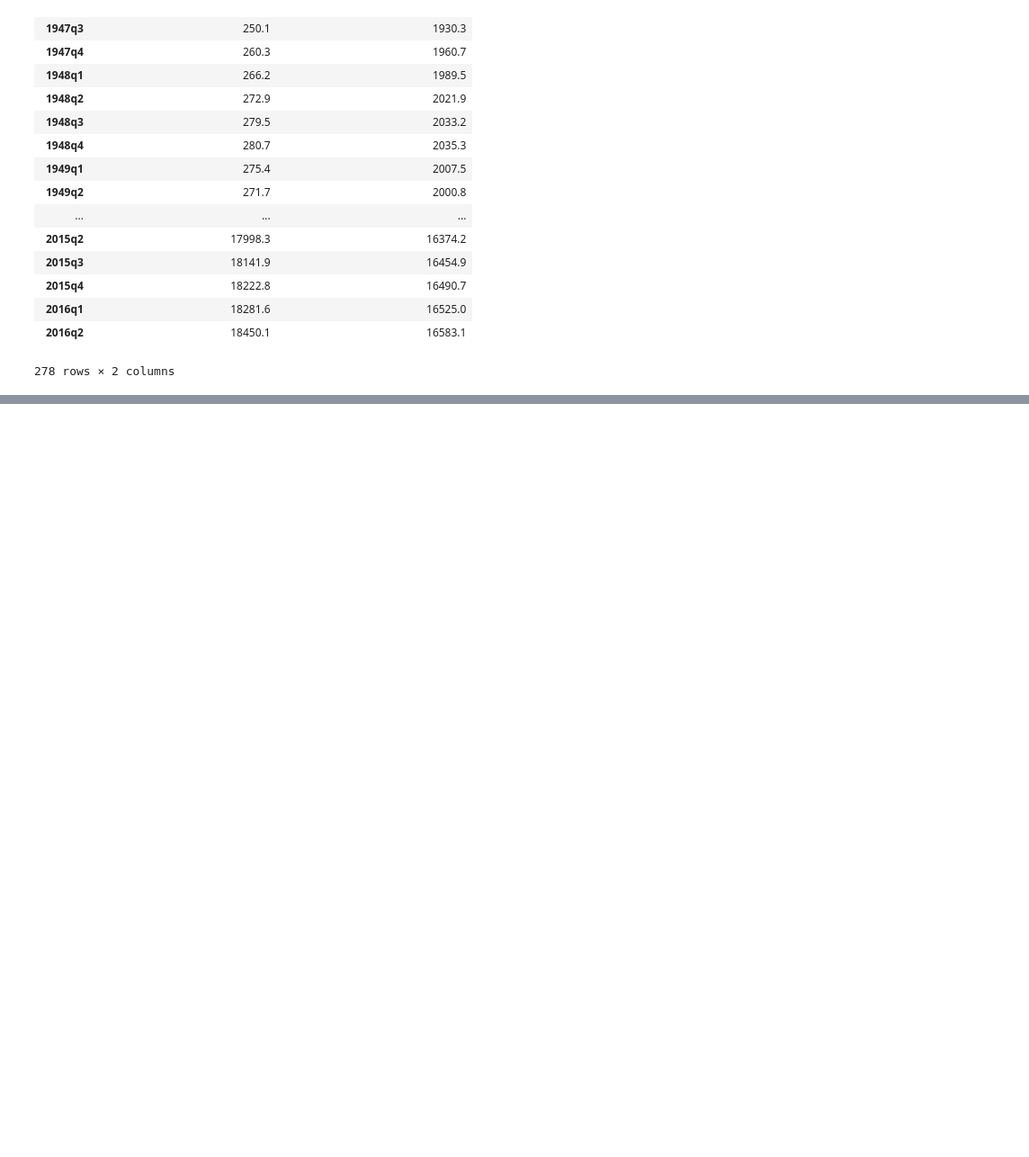
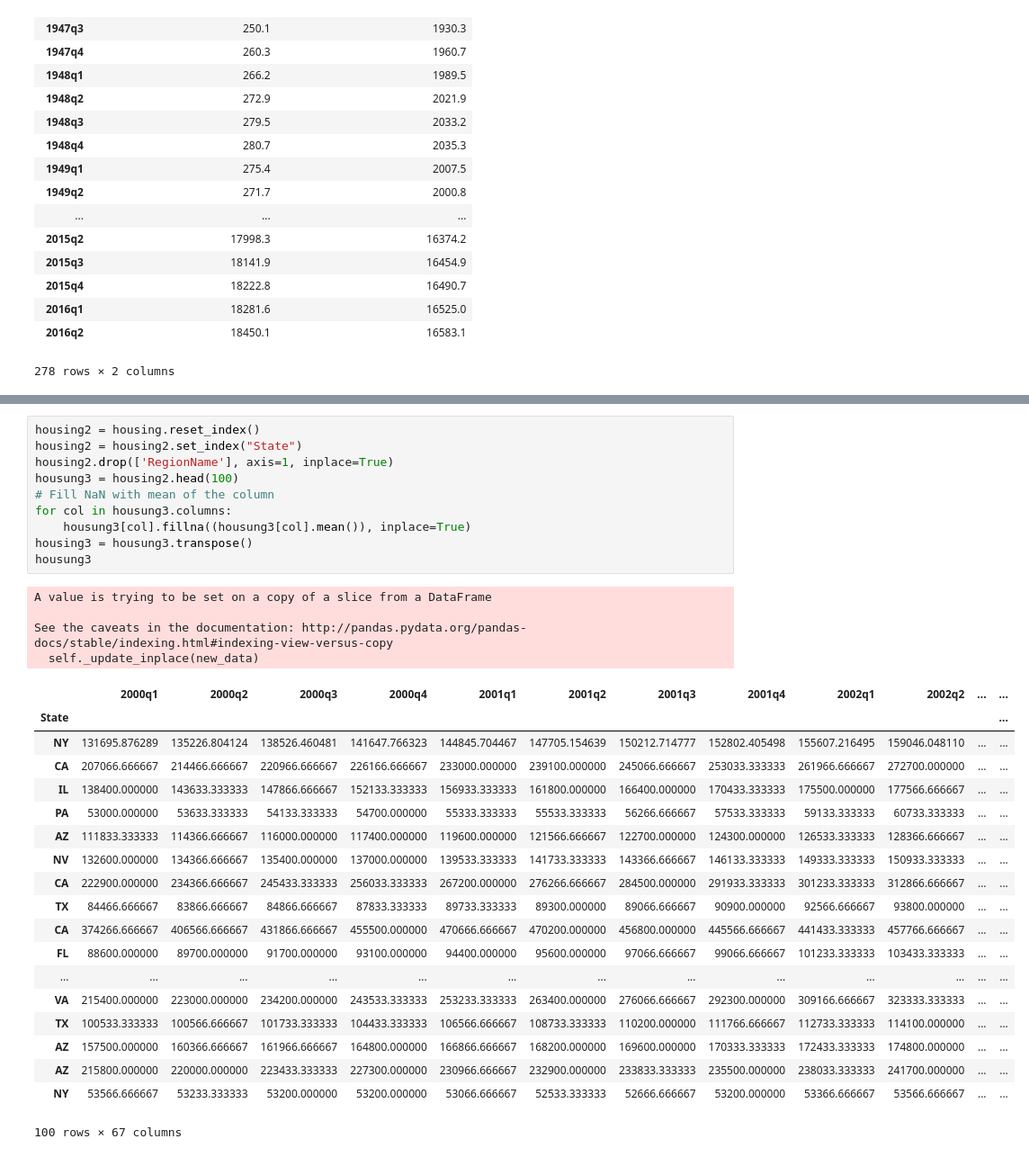
Before and after one commit to yazdipour/DataMining_UniClass, a Jupyter notebook: Assignments with my solutions/DM_Assignment03/DM_Assignment03_vahid.ipynb, the cells around one changed output, grey strips where cells are left out. Shown at 90% size. Saved outputs shown, nothing was run; the diff lists cells and outputs as text; blank space fills up the shorter version.

```diff
--- a/Assignments with my solutions/DM_Assignment03/DM_Assignment03_vahid.ipynb
+++ b/Assignments with my solutions/DM_Assignment03/DM_Assignment03_vahid.ipynb
@@ -184,6 +196,40 @@ convert_housing_data_to_quarters()
 | Angels | CA | 1.510000e+05 | 1.559000e+05 | 1.581000e+05 | 1.674667e+05 | 1.768333e+05 | 1.837667e+05 | 1.902333e+05 | 1.845667e+05 | 1.840333e+05 | 1.861333e+05 | ... |
 | Holland | WI | 1.510333e+05 | 1.505000e+05 | 1.532333e+05 | 1.558333e+05 | 1.618667e+05 | 1.657333e+05 | 1.680333e+05 | 1.674000e+05 | 1.657667e+05 | 1.619667e+05 | ... |
 10730 rows × 67 columns
+# %%
+housing2 = housing.reset_index()
+housing2 = housing2.set_index("State")
+housing2.drop(['RegionName'], axis=1, inplace=True)
+housung3 = housing2.head(100)
+# Fill NaN with mean of the column
+for col in housung3.columns:
+    housung3[col].fillna((housung3[col].mean()), inplace=True)
+housing3 = housung3.transpose()
+housung3
+# %% [output]
+A value is trying to be set on a copy of a slice from a DataFrame
+
+See the caveats in the documentation: http://pandas.pydata.org/pandas-docs/stable/indexing.html#indexing-view-versus-copy
+  self._update_inplace(new_data)
+|  | 2000q1 | 2000q2 | 2000q3 | 2000q4 | 2001q1 | 2001q2 | 2001q3 | 2001q4 | 2002q1 | 2002q2 | ... | ... |
+| State |  |  |  |  |  |  |  |  |  |  |  | ... |
+| NY | 131695.876289 | 135226.804124 | 138526.460481 | 141647.766323 | 144845.704467 | 147705.154639 | 150212.714777 | 152802.405498 | 155607.216495 | 159046.048110 | ... | ... |
+| CA | 207066.666667 | 214466.666667 | 220966.666667 | 226166.666667 | 233000.000000 | 239100.000000 | 245066.666667 | 253033.333333 | 261966.666667 | 272700.000000 | ... | ... |
+| IL | 138400.000000 | 143633.333333 | 147866.666667 | 152133.333333 | 156933.333333 | 161800.000000 | 166400.000000 | 170433.333333 | 175500.000000 | 177566.666667 | ... | ... |
+| PA | 53000.000000 | 53633.333333 | 54133.333333 | 54700.000000 | 55333.333333 | 55533.333333 | 56266.666667 | 57533.333333 | 59133.333333 | 60733.333333 | ... | ... |
+| AZ | 111833.333333 | 114366.666667 | 116000.000000 | 117400.000000 | 119600.000000 | 121566.666667 | 122700.000000 | 124300.000000 | 126533.333333 | 128366.666667 | ... | ... |
+| NV | 132600.000000 | 134366.666667 | 135400.000000 | 137000.000000 | 139533.333333 | 141733.333333 | 143366.666667 | 146133.333333 | 149333.333333 | 150933.333333 | ... | ... |
+| CA | 222900.000000 | 234366.666667 | 245433.333333 | 256033.333333 | 267200.000000 | 276266.666667 | 284500.000000 | 291933.333333 | 301233.333333 | 312866.666667 | ... | ... |
+| TX | 84466.666667 | 83866.666667 | 84866.666667 | 87833.333333 | 89733.333333 | 89300.000000 | 89066.666667 | 90900.000000 | 92566.666667 | 93800.000000 | ... | ... |
+| CA | 374266.666667 | 406566.666667 | 431866.666667 | 455500.000000 | 470666.666667 | 470200.000000 | 456800.000000 | 445566.666667 | 441433.333333 | 457766.666667 | ... | ... |
+| FL | 88600.000000 | 89700.000000 | 91700.000000 | 93100.000000 | 94400.000000 | 95600.000000 | 97066.666667 | 99066.666667 | 101233.333333 | 103433.333333 | ... | ... |
+| ... | ... | ... | ... | ... | ... | ... | ... | ... | ... | ... | ... | ... |
+| VA | 215400.000000 | 223000.000000 | 234200.000000 | 243533.333333 | 253233.333333 | 263400.000000 | 276066.666667 | 292300.000000 | 309166.666667 | 323333.333333 | ... | ... |
+| TX | 100533.333333 | 100566.666667 | 101733.333333 | 104433.333333 | 106566.666667 | 108733.333333 | 110200.000000 | 111766.666667 | 112733.333333 | 114100.000000 | ... | ... |
+| AZ | 157500.000000 | 160366.666667 | 161966.666667 | 164800.000000 | 166866.666667 | 168200.000000 | 169600.000000 | 170333.333333 | 172433.333333 | 174800.000000 | ... | ... |
+| AZ | 215800.000000 | 220000.000000 | 223433.333333 | 227300.000000 | 230966.666667 | 232900.000000 | 233833.333333 | 235500.000000 | 238033.333333 | 241700.000000 | ... | ... |
+| NY | 53566.666667 | 53233.333333 | 53200.000000 | 53200.000000 | 53066.666667 | 52533.333333 | 52666.666667 | 53200.000000 | 53366.666667 | 53566.666667 | ... | ... |
+100 rows × 67 columns
 # %%
 def run_ttest():
     '''First creates new data showing the decline or growth of housing prices
```
Also changed, not shown: parts of 7 cells of this notebook.
